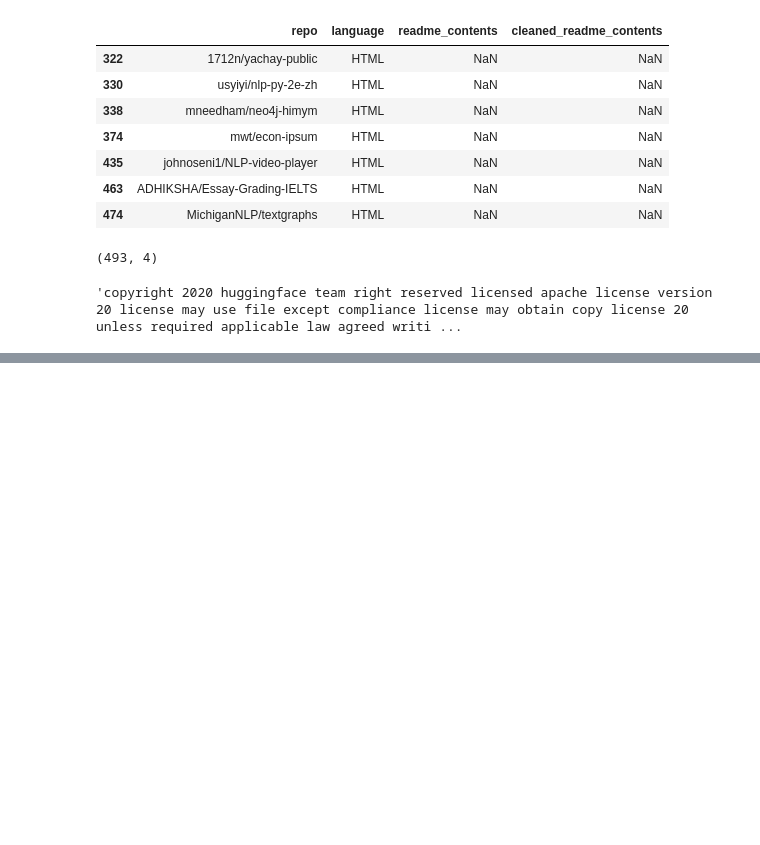
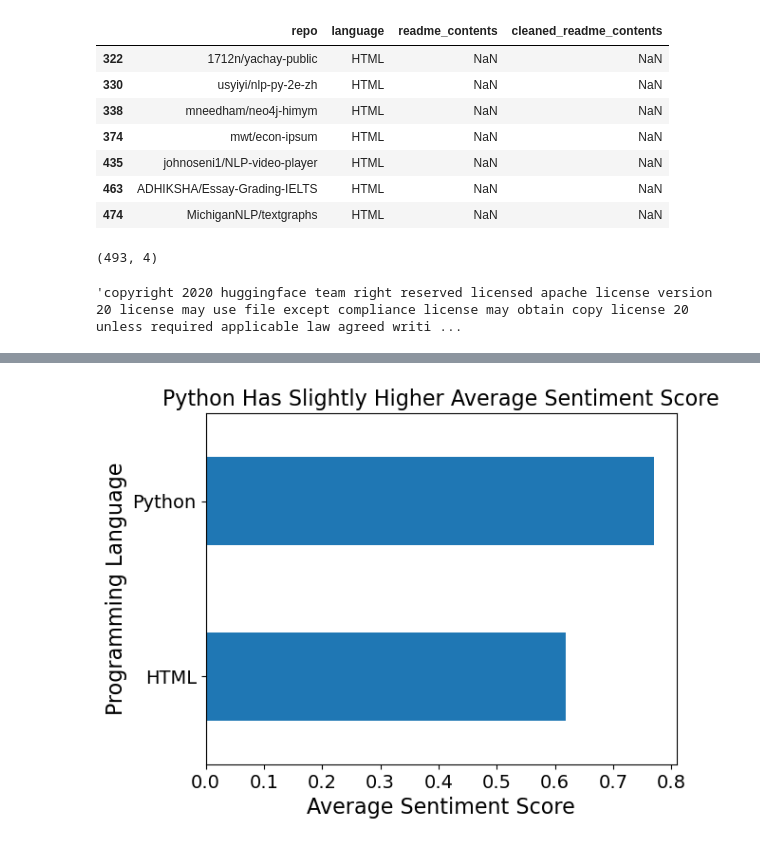
Before and after one commit to NLP-Casey-Harris-Wood-Project/nlp-project, a Jupyter notebook: explore_adam.ipynb, the cells around one changed output, grey strips where cells are left out. Drawn from its saved outputs; the diff is of its cells as text; code cells hidden in the pictures; blank space fills up the shorter version.

```diff
--- a/explore_adam.ipynb
+++ b/explore_adam.ipynb
@@ -103,0 +113,28 @@ sentiments.plot.barh()
+# %%
+def visual3(train):
+    '''
+    This will display the mean average sentiment score for python and html repos
+    '''
+    # create sentiment analyzer object
+    sia = nltk.sentiment.SentimentIntensityAnalyzer()
+    # get sentiment scores for every repo in the training dataset
+    train['compound_sentiment'] = train['cleaned_readme_contents'].apply(
+        lambda x: sia.polarity_scores(x)['compound'])
+    # get the average sentiment score for each language
+    sentiments = train.groupby('language')['compound_sentiment'].mean()
+    # display a horizontal bar plot of the avg sentiment scores
+    sentiments.plot.barh()
+    # add title
+    plt.title('Python Has Slightly Higher Average Sentiment Score', size=16)
+    # add axis labels
+    plt.xlabel('Average Sentiment Score', size=16)
+    plt.ylabel('Programming Language', size=16)
+    # resize tick labels
+    plt.xticks(size=14)
+    plt.yticks(size=14)
+    # show plot
+    plt.show()
+# %%
+visual3(train)
+# %% [output]
+[figure, added]
```
Also changed, not shown: parts of 13 cells of this notebook, 2 other files.
